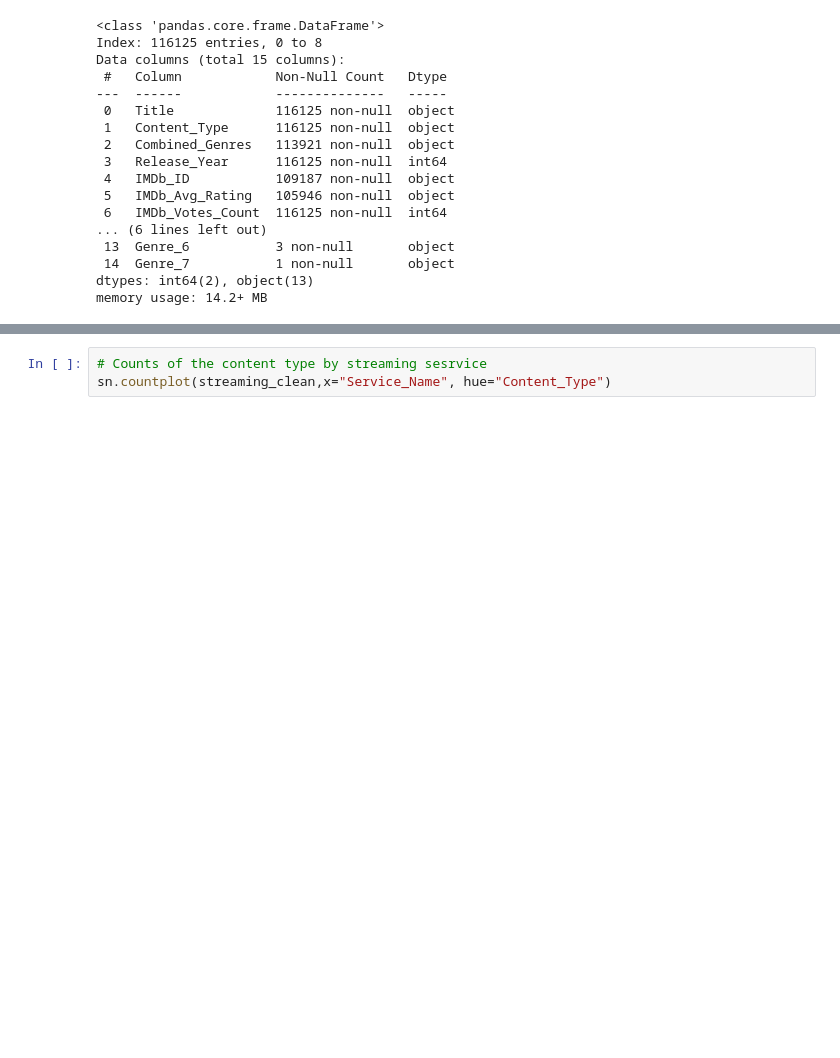
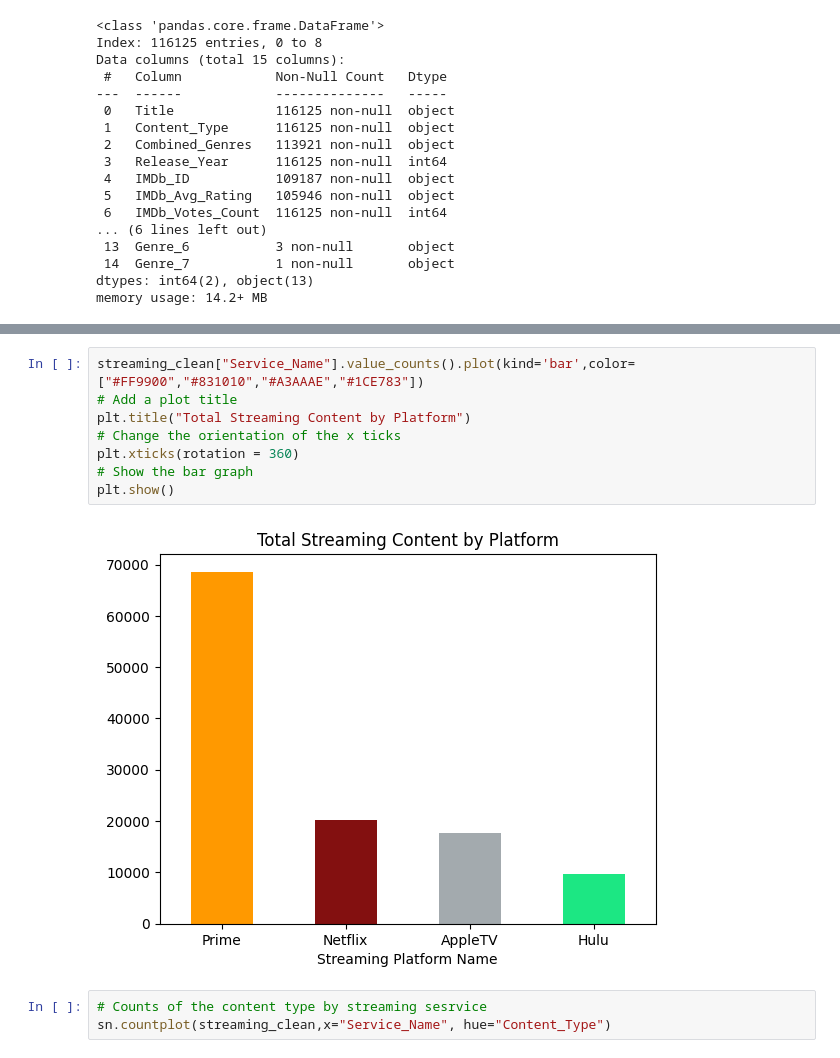
Before and after one commit to rkynhoff/Streaming_Service_Comparisons, a Jupyter notebook: STRM_SERV_COMP_V2.ipynb, the cells around one changed output, grey strips where cells are left out. Saved outputs shown, nothing was run; the diff lists cells and outputs as text; blank space fills up the shorter version.

```diff
--- a/STRM_SERV_COMP_V2.ipynb
+++ b/STRM_SERV_COMP_V2.ipynb
@@ -603,3 +610,13 @@ sn.countplot(streaming_clean, x="Service_Name")
+# %%
+streaming_clean["Service_Name"].value_counts().plot(kind='bar',color=["#FF9900","#831010","#A3AAAE","#1CE783"])
+# Add a plot title
+plt.title("Total Streaming Content by Platform")
+# Change the orientation of the x ticks
+plt.xticks(rotation = 360)
+# Show the bar graph
+plt.show()
+# %% [output]
+[figure, added]
 # %%
 # Counts of the content type by streaming sesrvice
 sn.countplot(streaming_clean,x="Service_Name", hue="Content_Type")
```
Also changed, not shown: parts of 3 cells of this notebook.
